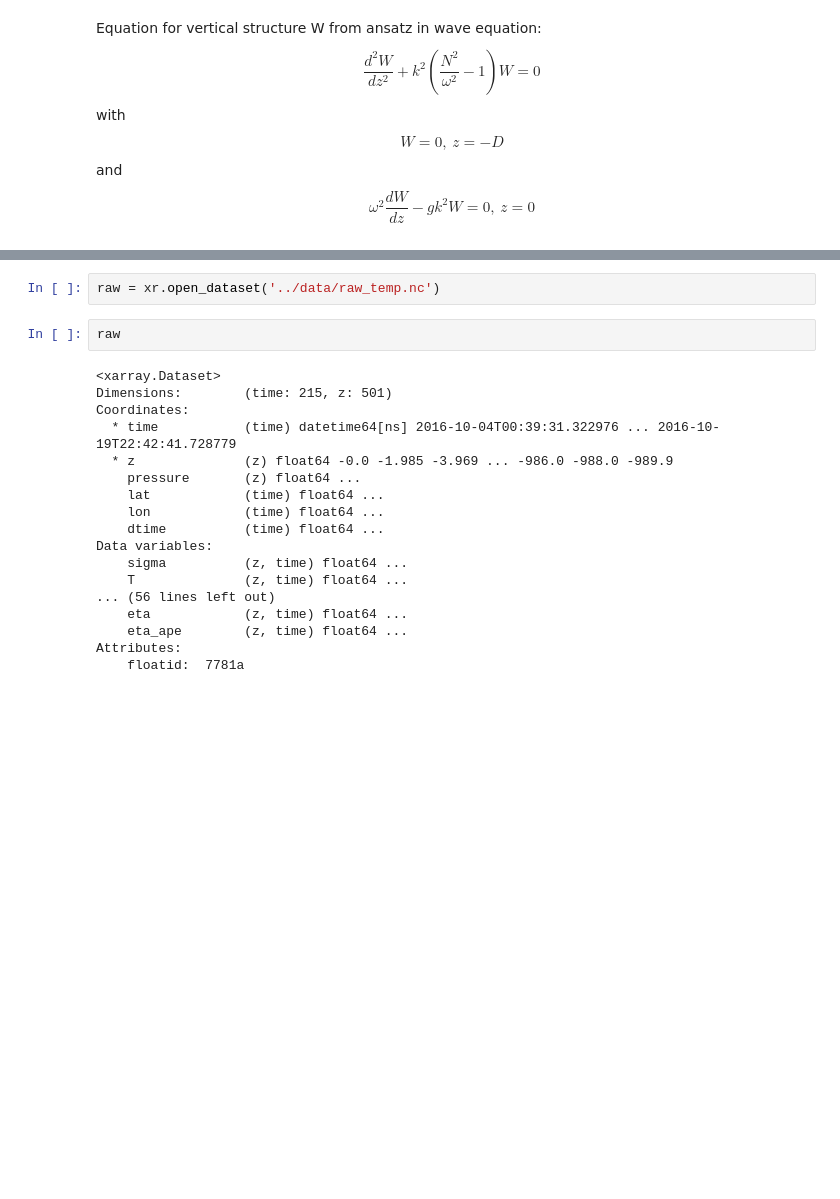
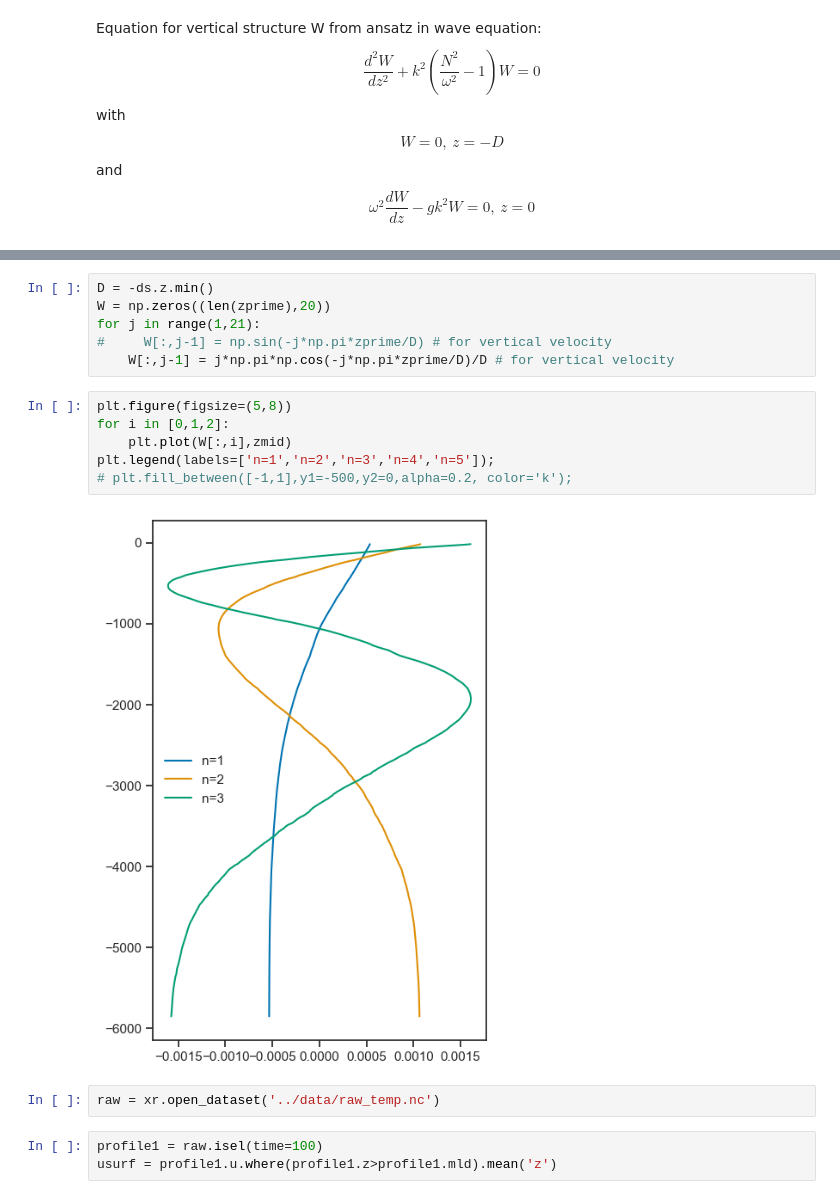
Before and after one commit to sessink/NIW, a Jupyter notebook: notebooks/vertical_modes.ipynb, the cells around one changed output, grey strips where cells are left out. Cells and saved outputs as stored; diff of their text form; blank space fills up the shorter version.

```diff
--- a/notebooks/vertical_modes.ipynb
+++ b/notebooks/vertical_modes.ipynb
@@ -147,22 +160,19 @@ W.shape
+# %%
+D = -ds.z.min()
+W = np.zeros((len(zprime),20))
+for j in range(1,21):
+#     W[:,j-1] = np.sin(-j*np.pi*zprime/D) # for vertical velocity
+    W[:,j-1] = j*np.pi*np.cos(-j*np.pi*zprime/D)/D # for vertical velocity
+# %%
+plt.figure(figsize=(5,8))
+for i in [0,1,2]:
+    plt.plot(W[:,i],zmid)
+plt.legend(labels=['n=1','n=2','n=3','n=4','n=5']);
+# plt.fill_between([-1,1],y1=-500,y2=0,alpha=0.2, color='k');
+# %% [output]
+[figure, added]
 # %%
 raw = xr.open_dataset('../data/raw_temp.nc')
-# %%
-raw
-# %% [output]
-<xarray.Dataset>
-Dimensions:        (time: 215, z: 501)
-Coordinates:
-  * time           (time) datetime64[ns] 2016-10-04T00:39:31.322976 ... 2016-10-19T22:42:41.728779
-  * z              (z) float64 -0.0 -1.985 -3.969 ... -986.0 -988.0 -989.9
-    pressure       (z) float64 ...
-    lat            (time) float64 ...
-    lon            (time) float64 ...
-    dtime          (time) float64 ...
-Data variables:
-    sigma          (z, time) float64 ...
-    T              (z, time) float64 ...
-... (56 lines left out)
-    eta            (z, time) float64 ...
-    eta_ape        (z, time) float64 ...
-Attributes:
-    floatid:  7781a
+# %%
+profile1 = raw.isel(time=100)
+usurf = profile1.u.where(profile1.z>profile1.mld).mean('z')
```
Also changed, not shown: parts of 14 cells of this notebook.
